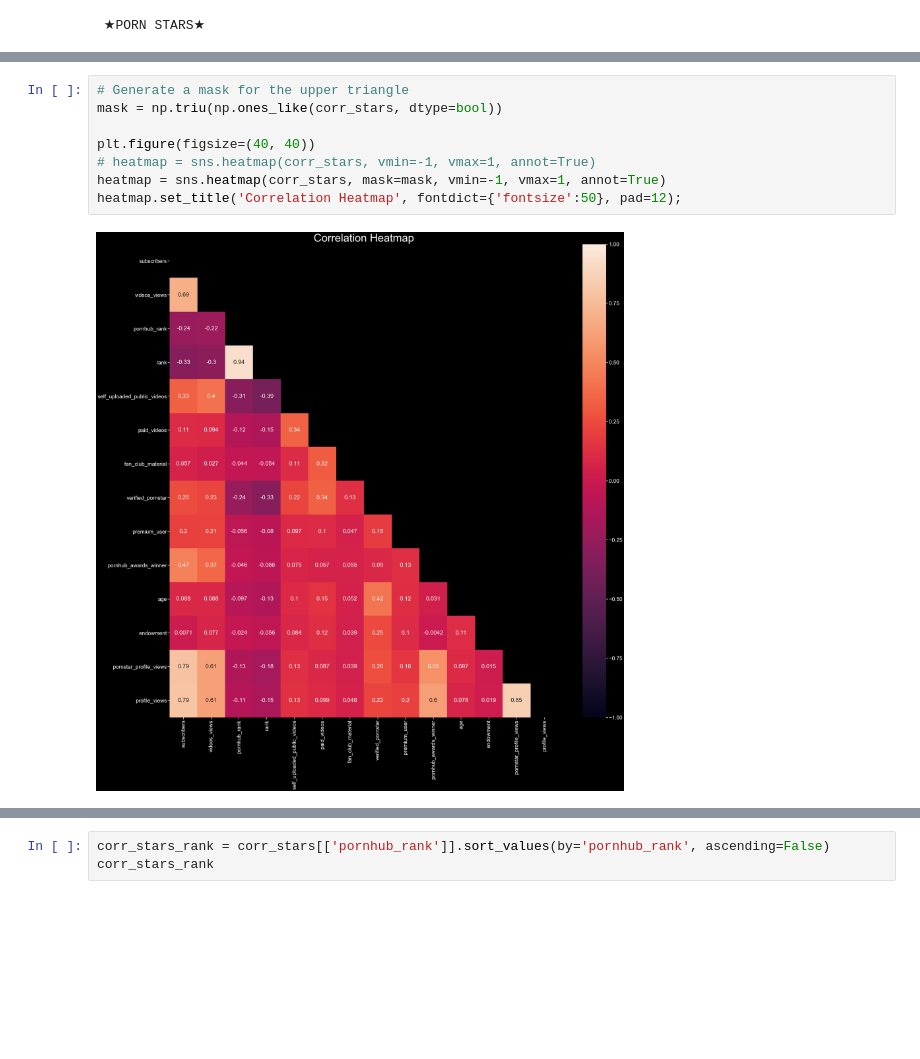
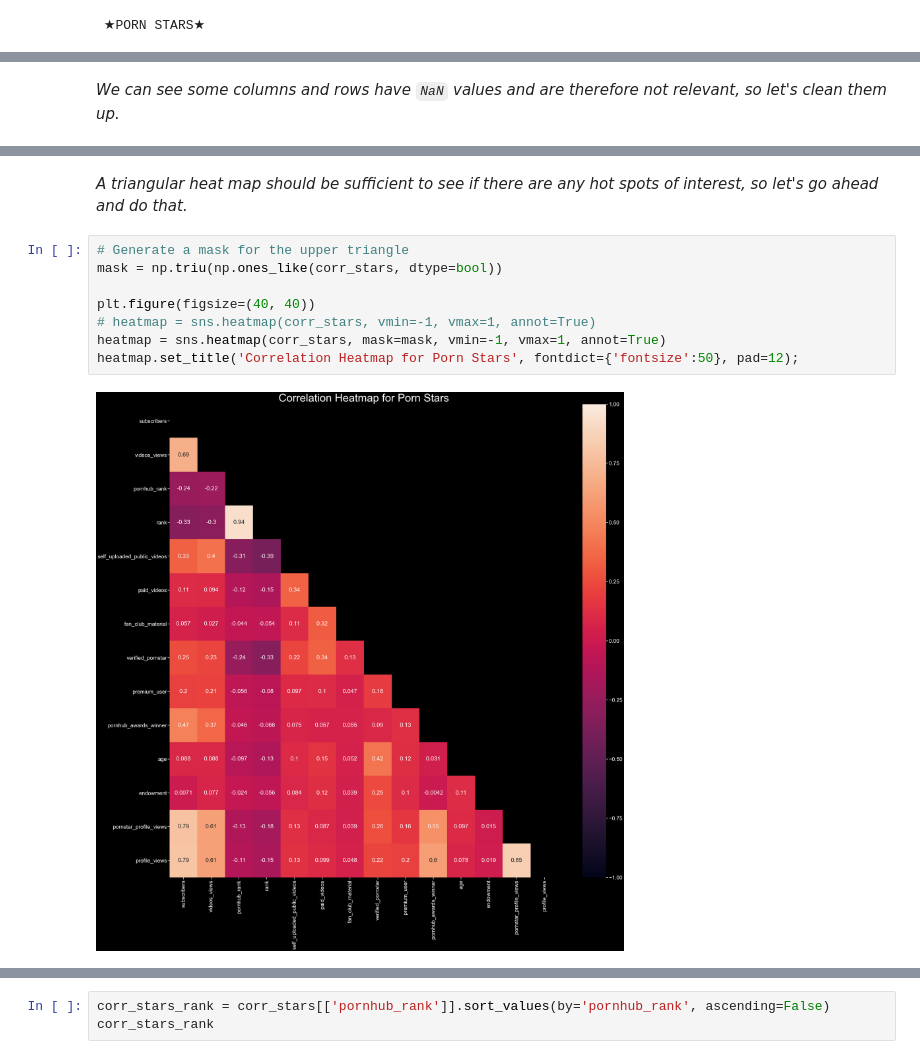
Before and after one commit to atkuzmanov/softuni-ai-datascience-2021-project-repo, a Jupyter notebook: softuni ai datascience 2021 project - atanas kuzmanov - atkuzmanov - 1.ipynb, the cells around one changed output, grey strips where cells are left out. Saved outputs shown, nothing was run; the diff lists cells and outputs as text; blank space fills up the shorter version.

```diff
--- a/softuni ai datascience 2021 project - atanas kuzmanov - atkuzmanov - 1.ipynb
+++ b/softuni ai datascience 2021 project - atanas kuzmanov - atkuzmanov - 1.ipynb
@@ -3208,6 +3208,8 @@ corr_stars
 | endowment | 0.007122 | 0.076781 | -0.023844 | -0.055791 | 0.083744 | 0.120617 | ... |
 | pornstar_profile_views | 0.788686 | 0.610440 | -0.126859 | -0.179583 | 0.131545 | 0.087288 | ... |
 | profile_views | 0.789700 | 0.612326 | -0.107928 | -0.152840 | 0.134504 | 0.098681 | ... |
+# %% [markdown]
+_We can see some columns and rows have `NaN` values and are therefore not relevant, so let's clean them up._
 # %%
 corr_stars.drop('verified_member', axis=1, inplace = True)
 corr_stars.drop('verified_member', axis=0, inplace = True)
@@ -3228,13 +3230,15 @@ corr_stars
 | endowment | 0.007122 | 0.076781 | -0.023844 | -0.055791 | 0.083744 | 0.120617 | ... |
 | pornstar_profile_views | 0.788686 | 0.610440 | -0.126859 | -0.179583 | 0.131545 | 0.087288 | ... |
 | profile_views | 0.789700 | 0.612326 | -0.107928 | -0.152840 | 0.134504 | 0.098681 | ... |
+# %% [markdown]
+_A triangular heat map should be sufficient to see if there are any hot spots of interest, so let's go ahead and do that._
 # %%
 # Generate a mask for the upper triangle
 mask = np.triu(np.ones_like(corr_stars, dtype=bool))
 
 plt.figure(figsize=(40, 40))
 # heatmap = sns.heatmap(corr_stars, vmin=-1, vmax=1, annot=True)
 heatmap = sns.heatmap(corr_stars, mask=mask, vmin=-1, vmax=1, annot=True)
-heatmap.set_title('Correlation Heatmap', fontdict={'fontsize':50}, pad=12);
+heatmap.set_title('Correlation Heatmap for Porn Stars', fontdict={'fontsize':50}, pad=12);
 # %% [output]
-[figure, old version]
+[figure, new version]
```
Also changed, not shown: parts of 12 cells of this notebook.
